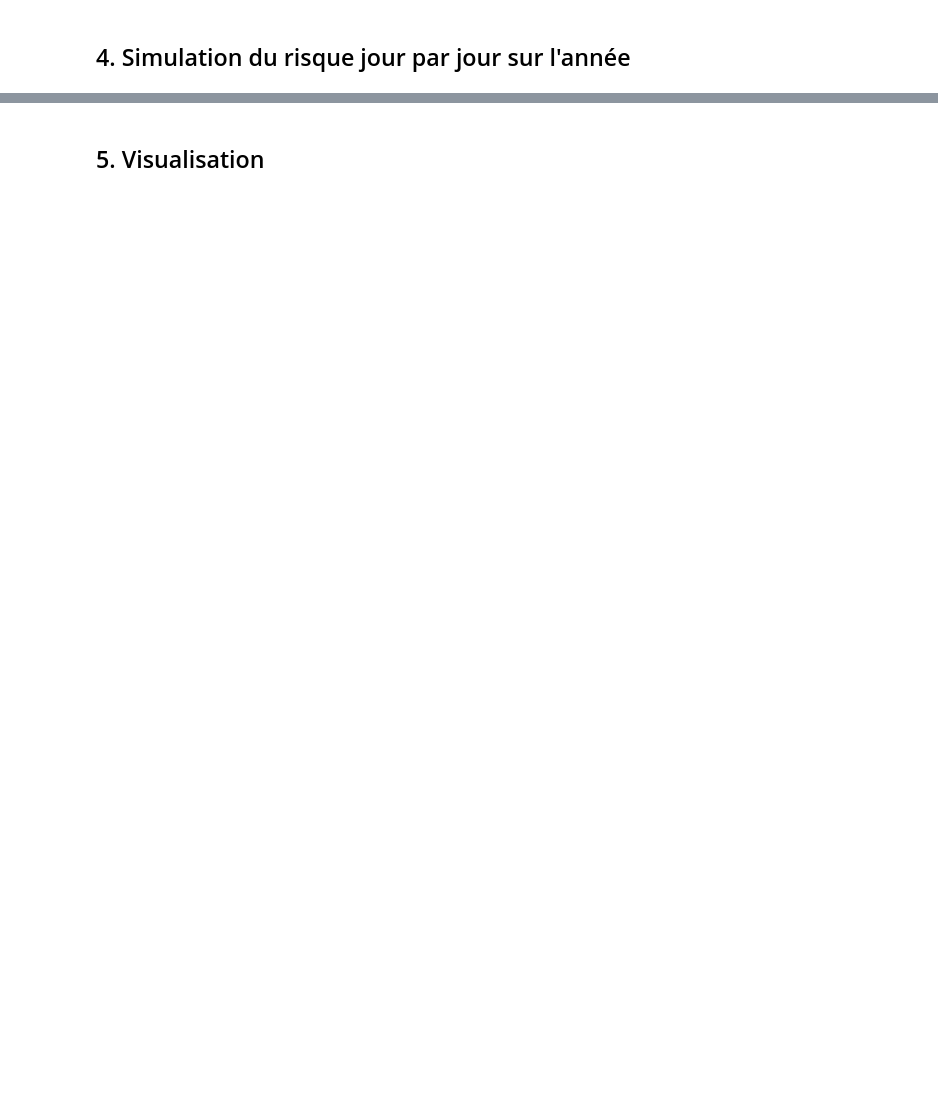
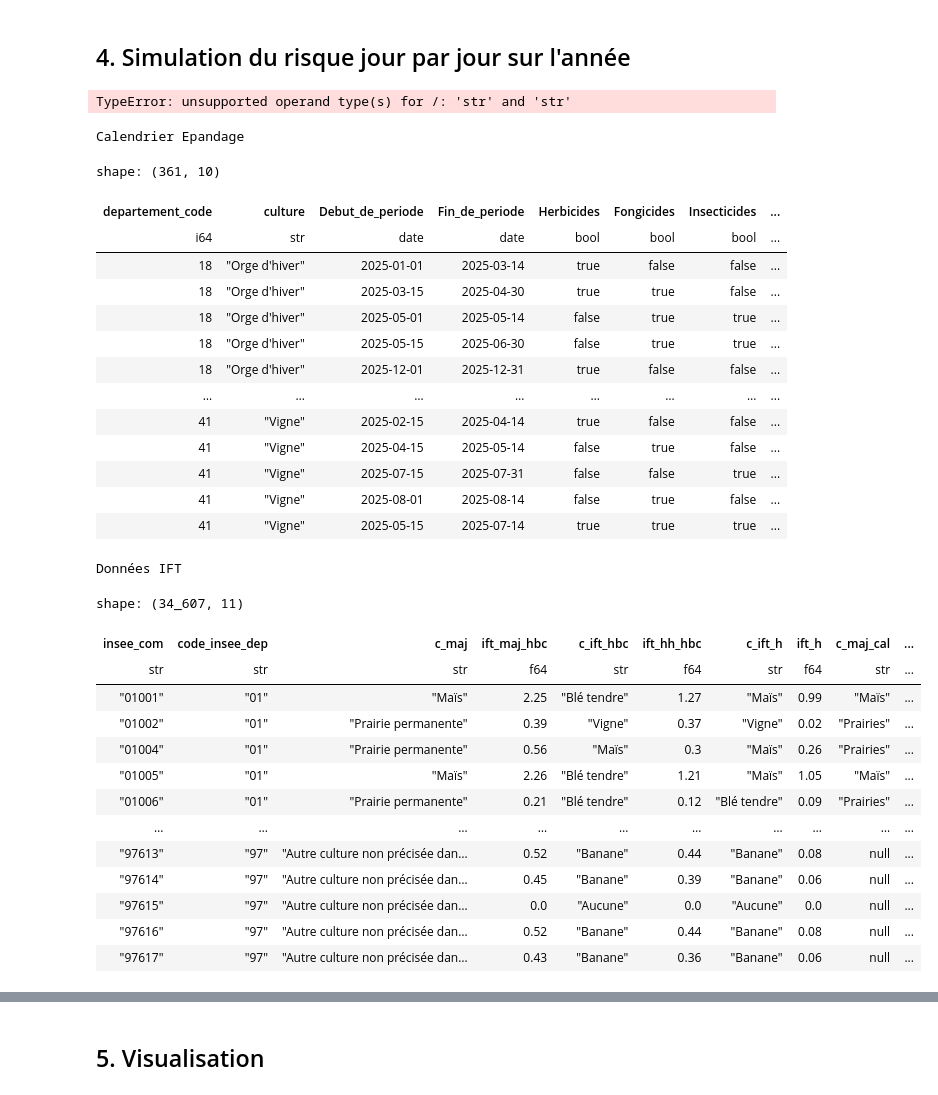
Before and after one commit to athebault/FNE_pestiexpo, a Jupyter notebook: notebooks/IFT/debug_calcul_risque.ipynb, the cells around one changed output, grey strips where cells are left out. Drawn from its saved outputs; the diff is of its cells as text; code cells hidden in the pictures; blank space fills up the shorter version.

```diff
--- a/notebooks/IFT/debug_calcul_risque.ipynb
+++ b/notebooks/IFT/debug_calcul_risque.ipynb
@@ -21,14 +68,5 @@ INSEE   = '37031'   # Bourgueil — changer ici pour tester une autre commune
 # %%
-ift_raw = pl.read_parquet(f'{PARQUET}/ift_communes_enrichi.parquet')
-commune = ift_raw.filter(pl.col('insee_com') == INSEE)
-
-old, new = list(CULTURE_MAPPING.keys()), list(CULTURE_MAPPING.values())
-commune = commune.with_columns([
-    pl.col('c_maj').replace_strict(old=old, new=new, default=None).alias('c_maj_cal'),
-    pl.col('c_ift_hbc').replace_strict(old=old, new=new, default=None).alias('c_ift_hbc_cal'),
-    pl.col('c_ift_h').replace_strict(old=old, new=new, default=None).alias('c_ift_h_cal'),
-])
-
+# Description de la commune
 r = commune.to_pandas().iloc[0]
 dep = r['code_insee_dep']
 print(f"Commune  : {r.get('nom_commune', INSEE)} ({INSEE}) — dép. {dep}")
@@ -36,9 +74,9 @@ print()
 print(f"{'':40s} {'Culture IFT':30s}  {'→ Calendrier':25s}  {'IFT annuel':>10}")
 print('-' * 110)
 for col_raw, col_cal, ift_col, type_ttt in [
-    ('c_maj',     'c_maj_cal',     'ift_t_hbc',  'Total (toutes périodes)'),
-    ('c_ift_hbc', 'c_ift_hbc_cal', 'ift_hh_hbc', 'Fongi/insecti uniquement'),
-    ('c_ift_h',   'c_ift_h_cal',   'ift_h',      'Herbicides uniquement'),
+    ('c_maj',     'c_maj_cal',     'ift_t_hbc',    'Total (toutes périodes)'),
+    ('c_ift_hbc', 'c_ift_hbc_cal', 'ift_hh_hbc', 'Total hors herbicides (toutes périodes)'),
+    ('c_ift_h',   'c_ift_h_cal',   'ift_h',     'Herbicides uniquement'),
 ]:
     raw = r.get(col_raw, '—')
     cal = r.get(col_cal)
@@ -48,6 +94,7 @@ for col_raw, col_cal, ift_col, type_ttt in [
 # %% [markdown]
 ## 2. Calendrier d'épandage pour cette commune (normalisé vers l'année cible)
 # %%
+# Recupération des données
 con = duckdb.connect(':memory:')
 cal_df = con.execute(f"""
     SELECT
@@ -56,18 +103,13 @@ cal_df = con.execute(f"""
         make_date({ANNEE}, month(Fin_de_periode),   day(Fin_de_periode))   AS fin,
         Herbicides, Fongicides, Insecticides,
         COUNT(*) FILTER (WHERE Herbicides)
-            OVER (PARTITION BY culture) AS nb_herb,
+            OVER (PARTITION BY culture) AS nb_periodes_herbicides,
         COUNT(*) FILTER (WHERE Fongicides OR Insecticides)
-            OVER (PARTITION BY culture) AS nb_fongi_insecti,
-        COUNT(*) OVER (PARTITION BY culture) AS nb_total
+            OVER (PARTITION BY culture) AS nb_periodes_fongi_insecti,
+        COUNT(*) OVER (PARTITION BY culture) AS nb_periodes_total
     FROM read_parquet('{PARQUET}/calendrier_epandage.parquet')
     WHERE departement_code = {int(dep)}
 """).df()
 con.close()
 
-# Filtrer sur les cultures de la commune
-cultures_commune = {r.get(c) for c in ('c_maj_cal','c_ift_hbc_cal','c_ift_h_cal') if pd.notna(r.get(c))}
-print(f"Cultures recherchées dans le calendrier : {cultures_commune}")
-print()
-cal_commune = cal_df[cal_df['culture'].isin(cultures_commune)].sort_values(['culture','debut'])
-display(cal_commune)
+cal_df
@@ -103,0 +215,4 @@ for col_cal, ift_col, filtre, col_nb, label in configs:
+# %%
+DUCKDB_PATH = "../../data/pestiexpo.duckdb"
+PARQUET_DIR = "../../data/parquet"
+METEO_ENABLED = False
@@ -104 +273,43 @@ for col_cal, ift_col, filtre, col_nb, label in configs:
+# %%
+# Chargement des données
+ift_data, cal_data, meteo = load_data(ANNEE, METEO_ENABLED=True)
+# %% [output]
+TypeError: unsupported operand type(s) for /: 'str' and 'str'
+# %%
+# Verification
+print("Calendrier Epandage")
+display(cal_data)
+print("Données IFT")
+display(ift_data)
+# %% [output]
+Calendrier Epandage
+shape: (361, 10)
+| departement_code | culture | Debut_de_periode | Fin_de_periode | Herbicides | Fongicides | Insecticides | ... |
+| i64 | str | date | date | bool | bool | bool | ... |
+| 18 | "Orge d'hiver" | 2025-01-01 | 2025-03-14 | true | false | false | ... |
+| 18 | "Orge d'hiver" | 2025-03-15 | 2025-04-30 | true | true | false | ... |
+| 18 | "Orge d'hiver" | 2025-05-01 | 2025-05-14 | false | true | true | ... |
+| 18 | "Orge d'hiver" | 2025-05-15 | 2025-06-30 | false | true | true | ... |
+| 18 | "Orge d'hiver" | 2025-12-01 | 2025-12-31 | true | false | false | ... |
+| … | … | … | … | … | … | … | ... |
+| 41 | "Vigne" | 2025-02-15 | 2025-04-14 | true | false | false | ... |
+| 41 | "Vigne" | 2025-04-15 | 2025-05-14 | false | true | false | ... |
+| 41 | "Vigne" | 2025-07-15 | 2025-07-31 | false | false | true | ... |
+| 41 | "Vigne" | 2025-08-01 | 2025-08-14 | false | true | false | ... |
+| 41 | "Vigne" | 2025-05-15 | 2025-07-14 | true | true | true | ... |
+Données IFT
+shape: (34_607, 11)
+| insee_com | code_insee_dep | c_maj | ift_maj_hbc | c_ift_hbc | ift_hh_hbc | c_ift_h | ift_h | c_maj_cal | ... |
+| str | str | str | f64 | str | f64 | str | f64 | str | ... |
+| "01001" | "01" | "Maïs" | 2.25 | "Blé tendre" | 1.27 | "Maïs" | 0.99 | "Maïs" | ... |
+| "01002" | "01" | "Prairie permanente" | 0.39 | "Vigne" | 0.37 | "Vigne" | 0.02 | "Prairies" | ... |
+| "01004" | "01" | "Prairie permanente" | 0.56 | "Maïs" | 0.3 | "Maïs" | 0.26 | "Prairies" | ... |
+| "01005" | "01" | "Maïs" | 2.26 | "Blé tendre" | 1.21 | "Maïs" | 1.05 | "Maïs" | ... |
+| "01006" | "01" | "Prairie permanente" | 0.21 | "Blé tendre" | 0.12 | "Blé tendre" | 0.09 | "Prairies" | ... |
+| … | … | … | … | … | … | … | … | … | ... |
+| "97613" | "97" | "Autre culture non précisée dan… | 0.52 | "Banane" | 0.44 | "Banane" | 0.08 | null | ... |
+| "97614" | "97" | "Autre culture non précisée dan… | 0.45 | "Banane" | 0.39 | "Banane" | 0.06 | null | ... |
+| "97615" | "97" | "Autre culture non précisée dan… | 0.0 | "Aucune" | 0.0 | "Aucune" | 0.0 | null | ... |
+| "97616" | "97" | "Autre culture non précisée dan… | 0.52 | "Banane" | 0.44 | "Banane" | 0.08 | null | ... |
+| "97617" | "97" | "Autre culture non précisée dan… | 0.43 | "Banane" | 0.36 | "Banane" | 0.06 | null | ... |
 # %%
```
Also changed, not shown: parts of 14 cells of this notebook, 22 other files.
